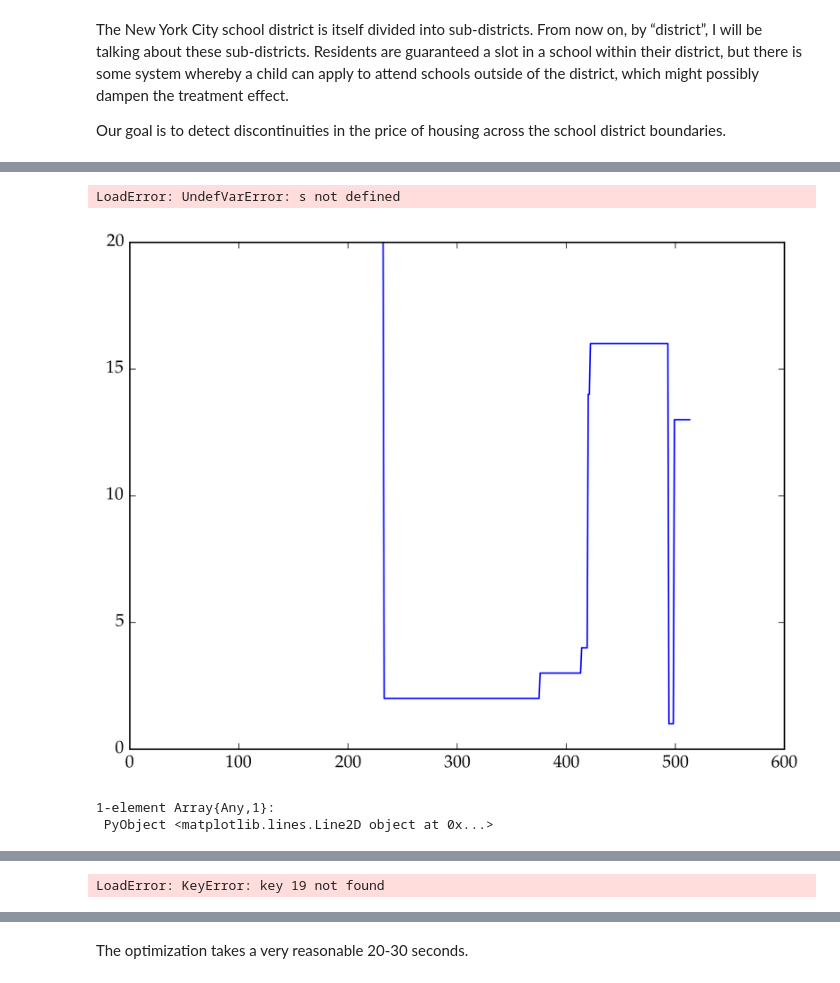
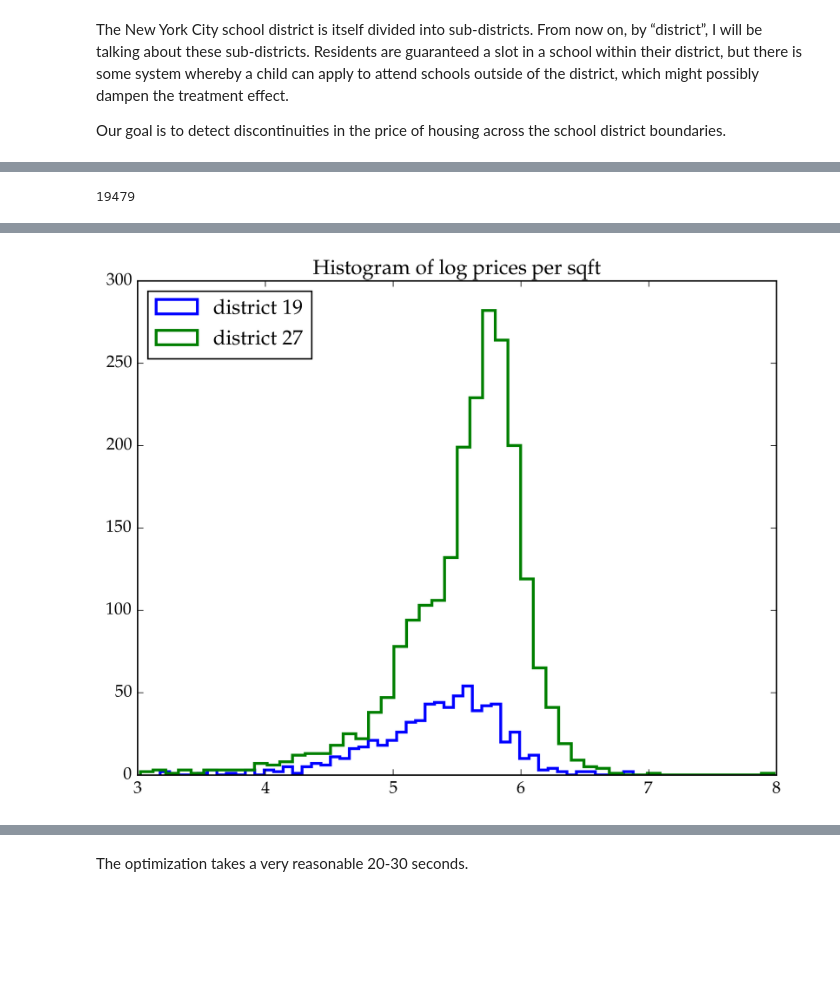
Before and after one commit to gwb/rdd-coverage, a Jupyter notebook: Maxime/NYC/NYC_analysis.ipynb, the cells around one changed output, grey strips where cells are left out. Drawn from its saved outputs; the diff is of its cells as text; code cells hidden in the pictures; blank space fills up the shorter version.

```diff
--- a/Maxime/NYC/NYC_analysis.ipynb
+++ b/Maxime/NYC/NYC_analysis.ipynb
@@ -140,7 +141,7 @@ for i in 1:size(NYC_sales,1)
         removed[1] += 1
         continue
     end
-    if get(NYC_sales[i,:SchDistr])==0
+    if NYC_sales[i,:SchDistr].isnull
         removed[2] += 1
         continue
     end
@@ -182,11 +183,11 @@ for i in 1:size(NYC_sales,1)
         # that's too expensive
         continue
     end
-    if NYC_sales[i,:X_PRJ].isnull
+    if NYC_sales[i,:XCoord].isnull
         removed[12] += 1
         continue
     end
-    if NYC_sales[i,:Y_PRJ].isnull
+    if NYC_sales[i,:YCoord].isnull
         removed[13] += 1
         continue
     end
@@ -206,22 +207,22 @@ for name in schdistrs
     istart = iend+1
 end
 for_mm = for_mm[reordering,:]
-schdistr_indices = Dict{Int,Vector{Int}}()
+schdistr_indices = Dict{String,Vector{Int}}()
 for name in schdistrs
     indices = find(for_mm[:SchDistr].values .== name)
     schdistr_indices[name] = indices
 end
 ;
-Y_dict=Dict{Int, Vector{Float64}}()
-X_dict=Dict{Int, Array{Float64,2}}()
+Y_dict=Dict{String, Vector{Float64}}()
+X_dict=Dict{String, Array{Float64,2}}()
 for name in schdistrs
     Y_dict[name] = for_mm[schdistr_indices[name], :logSalePricePerSQFT]
-    X_dict[name] = for_mm[schdistr_indices[name],[:X_PRJ, :Y_PRJ]]
+    X_dict[name] = for_mm[schdistr_indices[name],[:XCoord, :YCoord]]
 end
 sentinels_json=GeoJSON.parsefile("NYC_data/processed/SchoolDistrict_borders/SchoolDistrict_sentinels.json")
-sentinels=Dict{Tuple{Int,Int},GeoJSON.MultiPoint}()
+sentinels=Dict{Tuple{String,String},GeoJSON.MultiPoint}()
 for f in sentinels_json.features
-    key = (f.properties["SchoolDistrict1"], f.properties["SchoolDistrict2"])
+    key = (dec(f.properties["SchoolDistrict1"]), dec(f.properties["SchoolDistrict2"]))
     sentinels[key] = f.geometry
 end
 # %%
@@ -251,13 +244,7 @@ LoadError: UndefVarError: s not defined
-# %%
-String(s)
-# %% [output]
-LoadError: UndefVarError: s not defined
-# %%
-plt.plot(for_mm[:SchDistr].values)
-# %% [output]
-[figure, removed]
-1-element Array{Any,1}:
- PyObject <matplotlib.lines.Line2D object at 0x...>
+# %%
+sum(believable)
+# %% [output]
+19479
 # %% [markdown]
 # Dataset
 
@@ -297,15 +284,15 @@ A visual inspection of the house sales map above led me to focus on the boundary
 
 ![districts](NYC_plots/NYC_school_performances_croppped.png)
 # %%
-distrA = 19
-distrB = 27
-plt.plt[:hist](Y_dict[distrA],bins=50, histtype="step", label=@sprintf("district %d", distrA), linewidth=2)
-plt.plt[:hist](Y_dict[distrB],bins=50, histtype="step", label=@sprintf("district %d", distrB), linewidth=2)
+distrA = "19"
+distrB = "27"
+plt.plt[:hist](Y_dict[distrA],bins=50, histtype="step", label=@sprintf("district %s", distrA), linewidth=2)
+plt.plt[:hist](Y_dict[distrB],bins=50, histtype="step", label=@sprintf("district %s", distrB), linewidth=2)
 plt.title("Histogram of log prices per sqft")
 plt.legend(loc="upper left")
 ;
 # %% [output]
-LoadError: KeyError: key 19 not found
+[figure, added]
 # %%
 contrasts_dict = Dict()
 for (term,col) in eachcol(for_mm)
```
Also changed, not shown: parts of 29 cells of this notebook, 19 other files.
